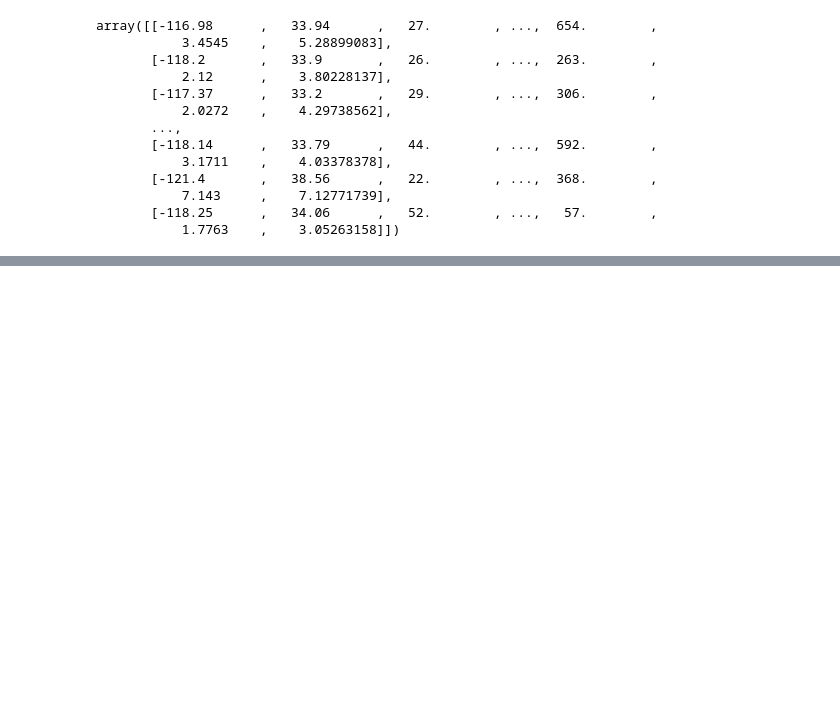
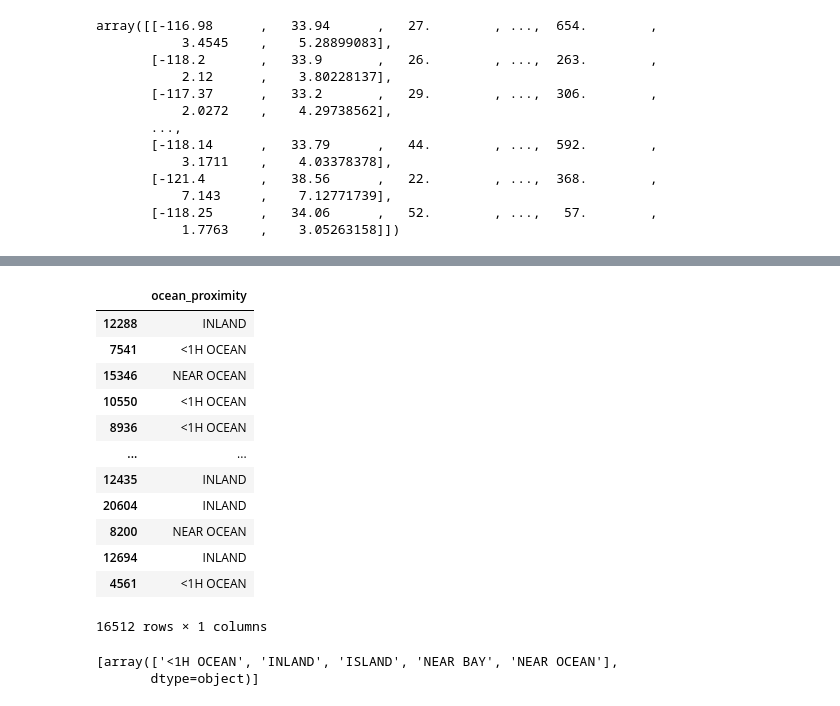
Before and after one commit to amirhossinbinaei/machine-learning, a Jupyter notebook: regression.ipynb, the cells around one changed output, grey strips where cells are left out. Saved outputs shown, nothing was run; the diff lists cells and outputs as text; code cells hidden in the pictures; blank space fills up the shorter version.

```diff
--- a/regression.ipynb
+++ b/regression.ipynb
@@ -548,0 +613,21 @@ memory usage: 1.3 MB
+# %%
+train_features_categorical
+# %% [output]
+|  | ocean_proximity |
+| 12288 | INLAND |
+| 7541 | <1H OCEAN |
+| 15346 | NEAR OCEAN |
+| 10550 | <1H OCEAN |
+| 8936 | <1H OCEAN |
+| ... | ... |
+| 12435 | INLAND |
+| 20604 | INLAND |
+| 8200 | NEAR OCEAN |
+| 12694 | INLAND |
+| 4561 | <1H OCEAN |
+16512 rows × 1 columns
+# %%
+oe.categories_
+# %% [output]
+[array(['<1H OCEAN', 'INLAND', 'ISLAND', 'NEAR BAY', 'NEAR OCEAN'],
+       dtype=object)]
```
Also changed, not shown: parts of 13 cells of this notebook.
